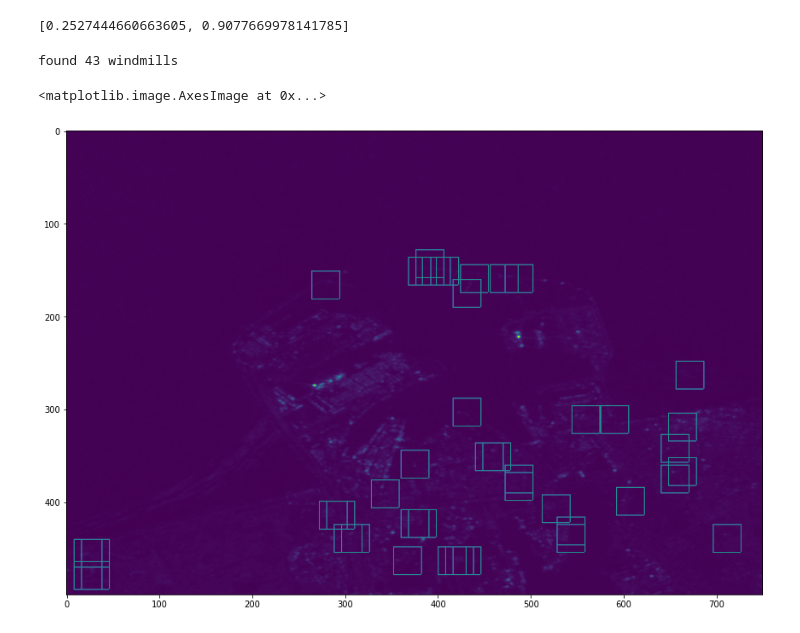
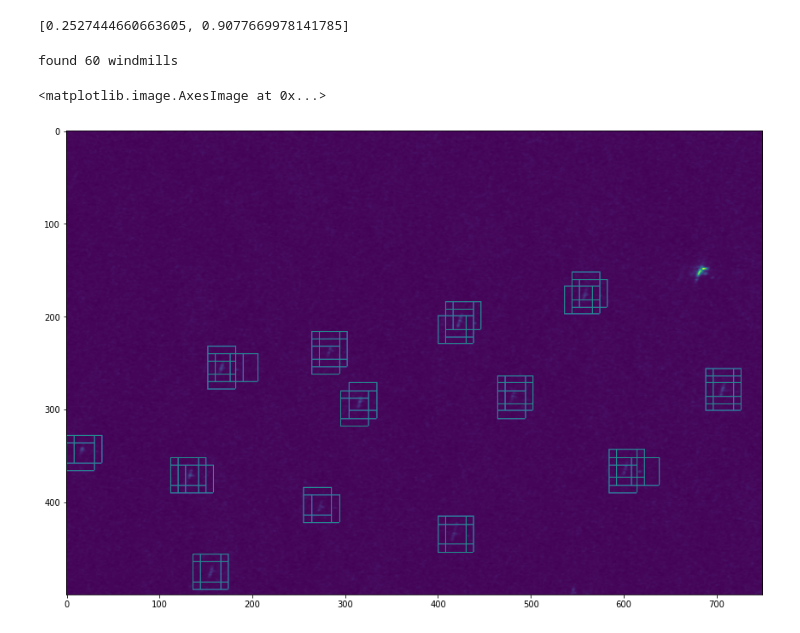
Before and after one commit to aelbrecht/cs-windmill, a Jupyter notebook: detect_v2_example.ipynb, the cells around one changed output. Drawn from its saved outputs; the diff is of its cells as text; code cells hidden in the pictures.

Commit message:
use windmill as detect_v2 example

```diff
--- a/detect_v2_example.ipynb
+++ b/detect_v2_example.ipynb
@@ -96,7 +96,7 @@ model.evaluate(X_test, Y_test, verbose=2)
 33/33 - 0s - loss: 0.2527 - accuracy: 0.9078
 [0.2527444660663605, 0.9077669978141785]
 # %%
-left_top_coord = (3.14568,51.38349)  # enter coordinate here
+left_top_coord = (2.86588,51.80082)  # enter coordinate here
 img_h, img_w = (750, 500)
 left_top_x, left_top_y = dataset.index(left_top_coord[0], left_top_coord[1])
 needles = []
@@ -108,35 +108,35 @@ for xx in range(left_top_x + block_size // 2, left_top_x + img_w - block_size //
         needles.append({'lon': cc[0], 'lat': cc[1]})
 
 needle_data = np.stack([get_processed_image(coord) for coord in needles])
 results = model.predict(needle_data)
 
 from matplotlib import pyplot as plt
 
 search_space = np.copy(img_data[left_top_x:left_top_x + img_w, left_top_y:left_top_y + img_h])
 highlight = np.max(search_space) / 2
 
 found = 0
 for i, result in enumerate(results):
     if result[1] > result[0]:
         found += 1
         coord = needles[i]
         xx, yy = dataset.index(coord['lon'], coord['lat'])
         xx -= left_top_x
         yy -= left_top_y
 
         search_space[xx - block_size // 2:xx + block_size // 2, yy - block_size // 2] = highlight
         search_space[xx - block_size // 2:xx + block_size // 2, yy + block_size // 2] = highlight
         search_space[xx - block_size // 2, yy - block_size // 2:yy + block_size // 2] = highlight
         search_space[xx + block_size // 2, yy - block_size // 2:yy + block_size // 2] = highlight
 
 print("found {} windmills".format(found))
 
 plt.rcParams['figure.figsize'] = [20, 10]
 plt.imshow(search_space)
 # %% [output]
-found 43 windmills
+found 60 windmills
 <matplotlib.image.AxesImage at 0x...>
-[figure, old version]
+[figure, new version]
 # %%
 from PIL import Image
 
```
